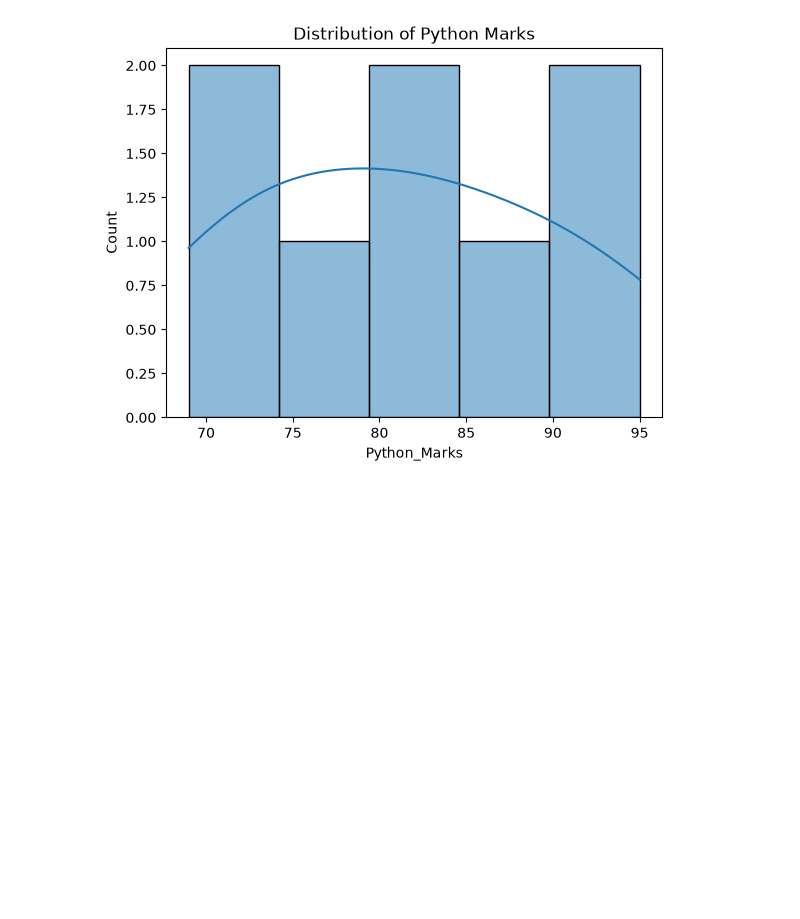
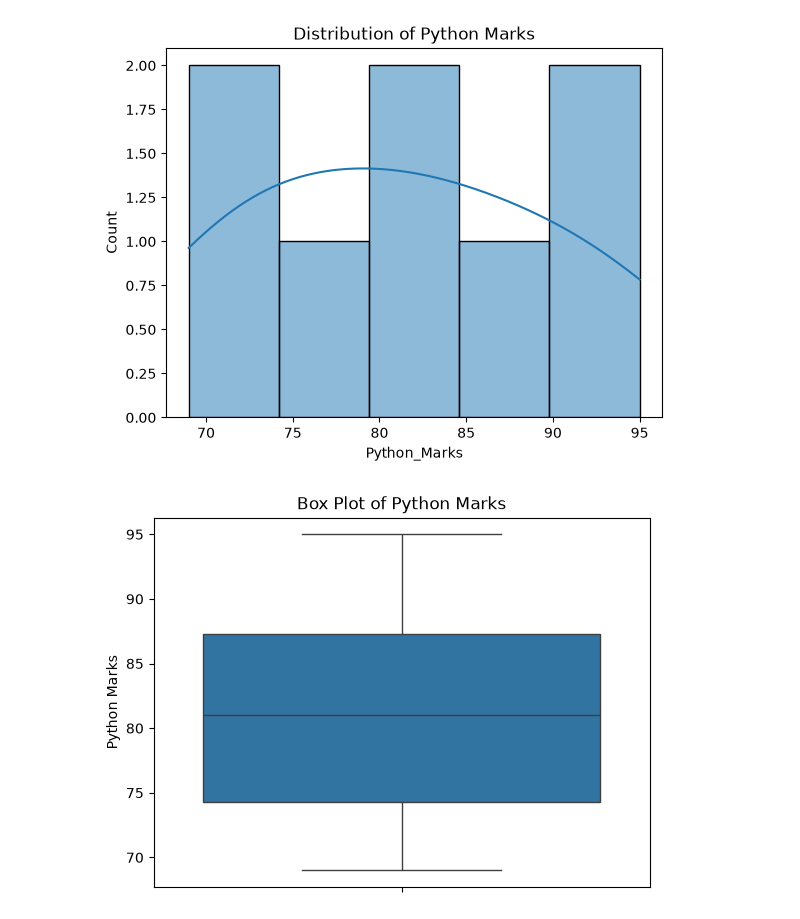
Before and after one commit to Akhand6886/UPES_PG_590031940, a Jupyter notebook: Subjects/Bridge-Course/Unit_2_C_Programming/pypractice/dviz.ipynb, the cells around one changed output. Cells and saved outputs as stored; diff of their text form; code cells hidden in the pictures; blank space fills up the shorter version.

Commit message:
Add box plot visualization for Python marks in dviz.ipynb
- Introduced a new code cell to create a box plot using seaborn.
- The box plot visualizes the distribution of Python marks from the dataset.
- Added appropriate titles and labels for clarity.

```diff
--- a/Subjects/Bridge-Course/Unit_2_C_Programming/pypractice/dviz.ipynb
+++ b/Subjects/Bridge-Course/Unit_2_C_Programming/pypractice/dviz.ipynb
@@ -397,3 +397,13 @@ plt.title("Distribution of Python Marks")
 plt.show()
 # %% [output]
 [figure]
+# %%
+sns.boxplot(
+data=df,
+y="Python_Marks"
+)
+plt.title("Box Plot of Python Marks")
+plt.ylabel("Python Marks")
+plt.show()
+# %% [output]
+[figure, added]
```
